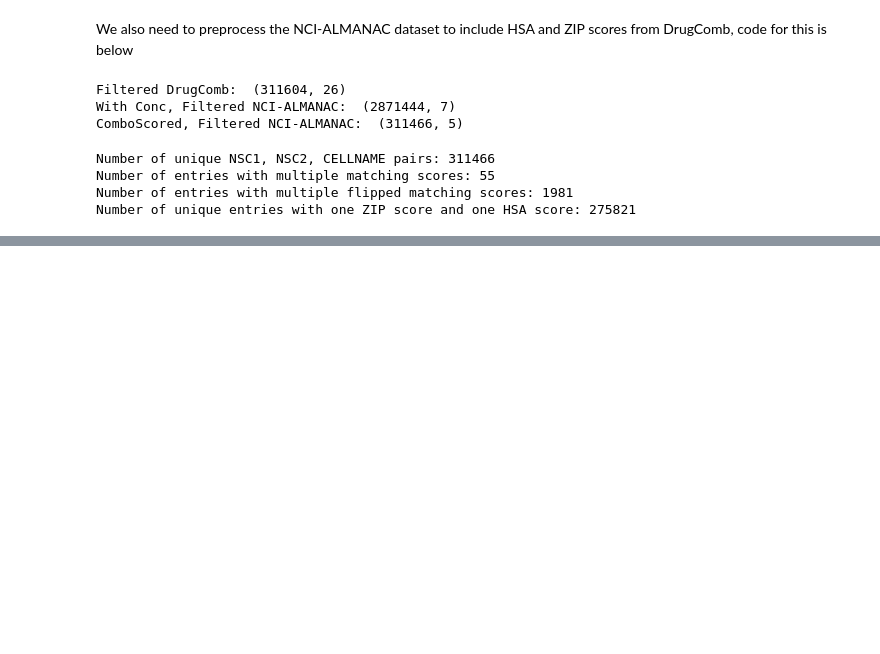
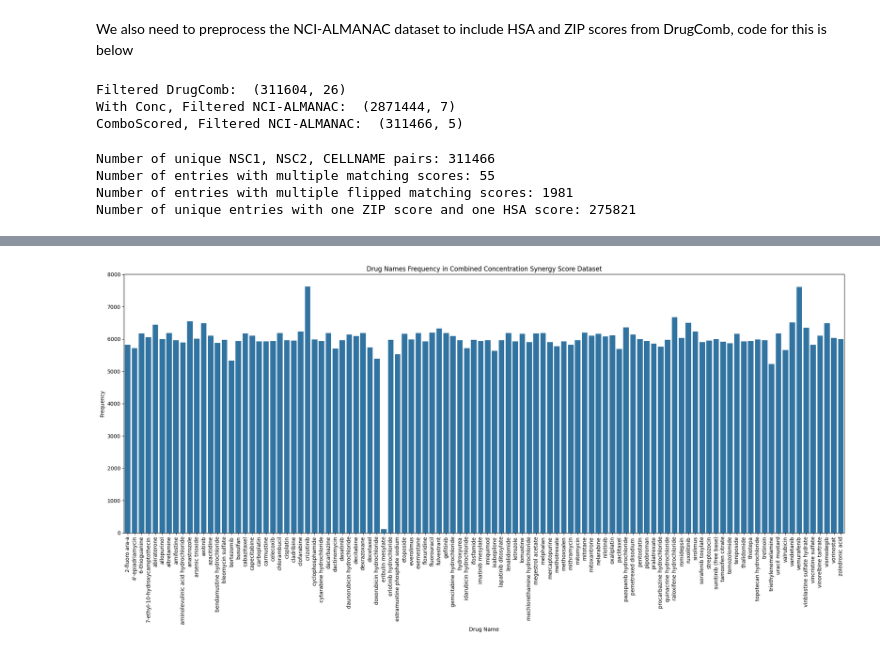
Before and after one commit to lcrawlab/cancer-drug-synergy-prediction, a Jupyter notebook: preprocessing_files/preprocessing.ipynb, the cells around one changed output, grey strips where cells are left out. Saved outputs shown, nothing was run; the diff lists cells and outputs as text; code cells hidden in the pictures; blank space fills up the shorter version.

Commit message:
Finish characterizing pre-processing data

```diff
--- a/preprocessing_files/preprocessing.ipynb
+++ b/preprocessing_files/preprocessing.ipynb
@@ -432,0 +563,78 @@ merged_scores_df.to_csv('../data_processed/almcomb_comboscore_hsa_zip.csv', inde
+# %%
+# For each unique drug in the merged_scores_df, add the number of times it appears in the dataset
+unique_drugs_merged = set(merged_scores_df['NSC1']).union(set(merged_scores_df['NSC2']))
+nsc_to_drug_name = {}
+with open('../data/NCI-ALMANAC/ComboCompoundNames_small.txt') as f:
+    for line in f:
+        entries = line.split('\t')
+        nsc_to_drug_name[int(entries[0])] = entries[1].strip('\n').lower()
+
+# Check if multiple NSC IDs map to the same drug name
+drug_name_to_nscs = {}
+for nsc, drug_name in nsc_to_drug_name.items():
+    if drug_name in drug_name_to_nscs:
+        drug_name_to_nscs[drug_name].append(nsc)
+    else:
+        drug_name_to_nscs[drug_name] = [nsc]
+
+# Print all drug names and their associated NSC IDs
+print("Mapping of drug names to NSC IDs:")
+for drug_name, nscs in sorted(drug_name_to_nscs.items()):
+    if len(nscs) > 1:
+        print(f"  {drug_name}: Multiple NSC IDs {nscs}")
+
+# Initialize counts for each drug
+drug_name_to_counts = {drug_name: 0 for drug_name in drug_name_to_nscs.keys()}
+
+# Count occurrences for each NSC ID and add to the corresponding drug name
+for drug in unique_drugs_merged:
+    drug_name = nsc_to_drug_name[drug]
+    drug_count = len(merged_scores_df[(merged_scores_df['NSC1'] == drug) | (merged_scores_df['NSC2'] == drug)])
+    drug_name_to_counts[drug_name] += drug_count
+
+# Print counts for drugs with multiple NSC IDs
+print("\nCounts for drugs with multiple NSC IDs:")
+for drug_name, nscs in drug_name_to_nscs.items():
+    if len(nscs) > 1:
+        # Print individual NSC counts
+        total_count = 0
+        for nsc in nscs:
+            nsc_count = len(merged_scores_df[(merged_scores_df['NSC1'] == nsc) | (merged_scores_df['NSC2'] == nsc)])
+            print(f"  {drug_name} - NSC {nsc}: {nsc_count} occurrences")
+            total_count += nsc_count
+        # Print combined count
+        print(f"  TOTAL for {drug_name}: {total_count} occurrences\n")
+
+# Convert dictionary to DataFrame
+drug_counts_df = pd.DataFrame({
+    'Drug_Name': list(drug_name_to_counts.keys()),
+    'Count': list(drug_name_to_counts.values())
+})
+
+# Sort alphabetically by drug name
+drug_counts_df = drug_counts_df.sort_values('Drug_Name')
+
+# Create the plot
+plt.figure(figsize=(20, 10))
+sns.barplot(x='Drug_Name', y='Count', data=drug_counts_df)
+plt.title('Drug Names Frequency in Combined Concentration Synergy Score Dataset')
+plt.xlabel('Drug Name')
+plt.ylabel('Frequency')
+plt.xticks(rotation=90)
+plt.tight_layout()
+plt.savefig('../figures/supplemental_drug_histogram_combinedconc.png')
+
+# Print the mean, median, and standard deviation of the frequency of drugs
+mean_count = drug_counts_df['Count'].mean()
+median_count = drug_counts_df['Count'].median()
+std_count = drug_counts_df['Count'].std()
+print(f'Mean count of drugs: {mean_count}')
+print(f'Median count of drugs: {median_count}')
+print(f'Standard deviation of drugs: {std_count}')
+# Print the top 5 drugs with the highest frequency
+print('Top 5 drugs with the highest frequency:')
+print(drug_counts_df.sort_values('Count', ascending=False).head(5))
+# Print the top 5 drugs with the lowest frequency
+print('Top 5 drugs with the lowest frequency:')
+print(drug_counts_df.sort_values('Count', ascending=True).head(5))
+# %% [output]
@@ -432,0 +658 @@ merged_scores_df.to_csv('../data_processed/almcomb_comboscore_hsa_zip.csv', inde
+[figure, added]
```
Also changed, not shown: parts of 8 cells of this notebook, 2 other files.
